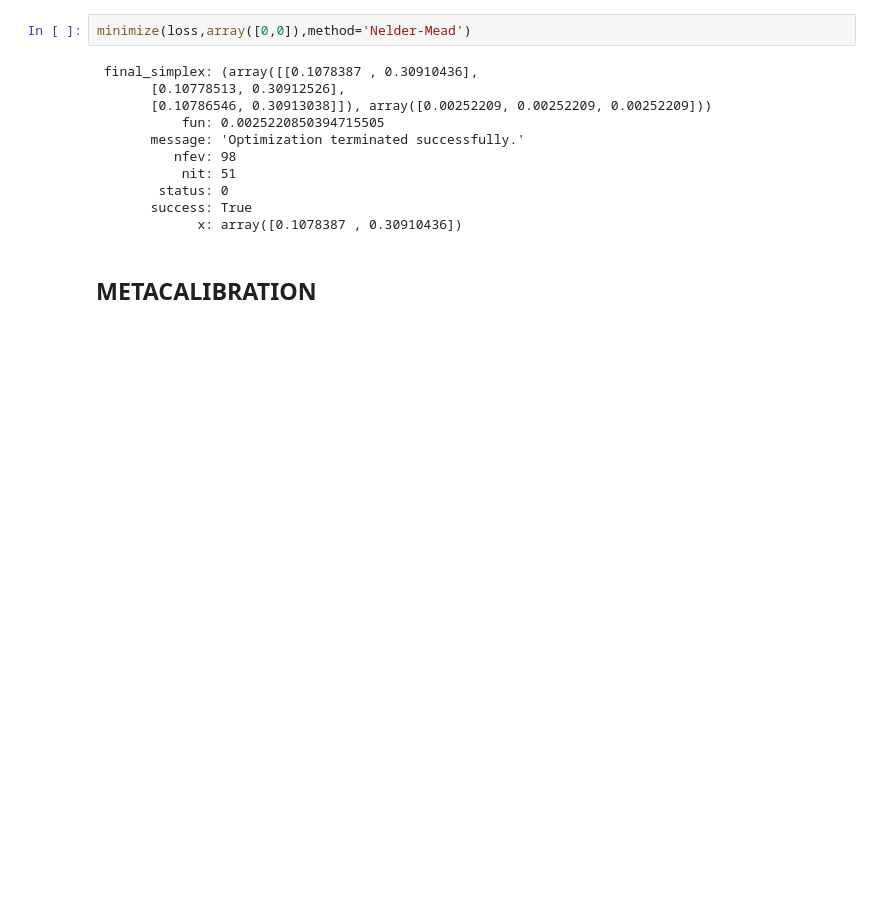
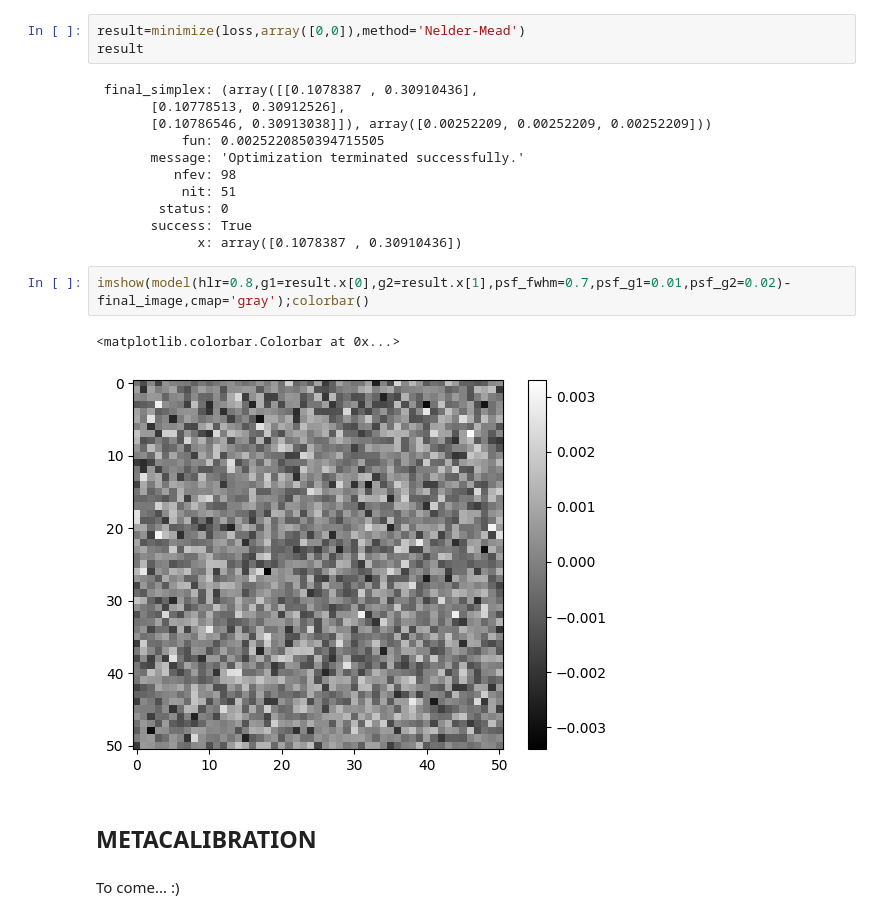
Before and after one commit to andrevitorelli/that-box-over-there, a Jupyter notebook: MetaCal.ipynb, the cells around one changed output. Saved outputs shown, nothing was run; the diff lists cells and outputs as text; blank space fills up the shorter version.

```diff
--- a/MetaCal.ipynb
+++ b/MetaCal.ipynb
@@ -134,7 +133,8 @@ def loss(g):
 # %%
 from scipy.optimize import minimize
 # %%
-minimize(loss,array([0,0]),method='Nelder-Mead')
+result=minimize(loss,array([0,0]),method='Nelder-Mead')
+result
 # %% [output]
  final_simplex: (array([[0.1078387 , 0.30910436],
        [0.10778513, 0.30912526],
@@ -146,5 +146,12 @@ minimize(loss,array([0,0]),method='Nelder-Mead')
         status: 0
        success: True
              x: array([0.1078387 , 0.30910436])
+# %%
+imshow(model(hlr=0.8,g1=result.x[0],g2=result.x[1],psf_fwhm=0.7,psf_g1=0.01,psf_g2=0.02)-final_image,cmap='gray');colorbar()
+# %% [output]
+<matplotlib.colorbar.Colorbar at 0x...>
+[figure, added]
 # %% [markdown]
 ## METACALIBRATION
+# %% [markdown]
+To come... :)
```
Also changed, not shown: parts of 1 cell of this notebook.
